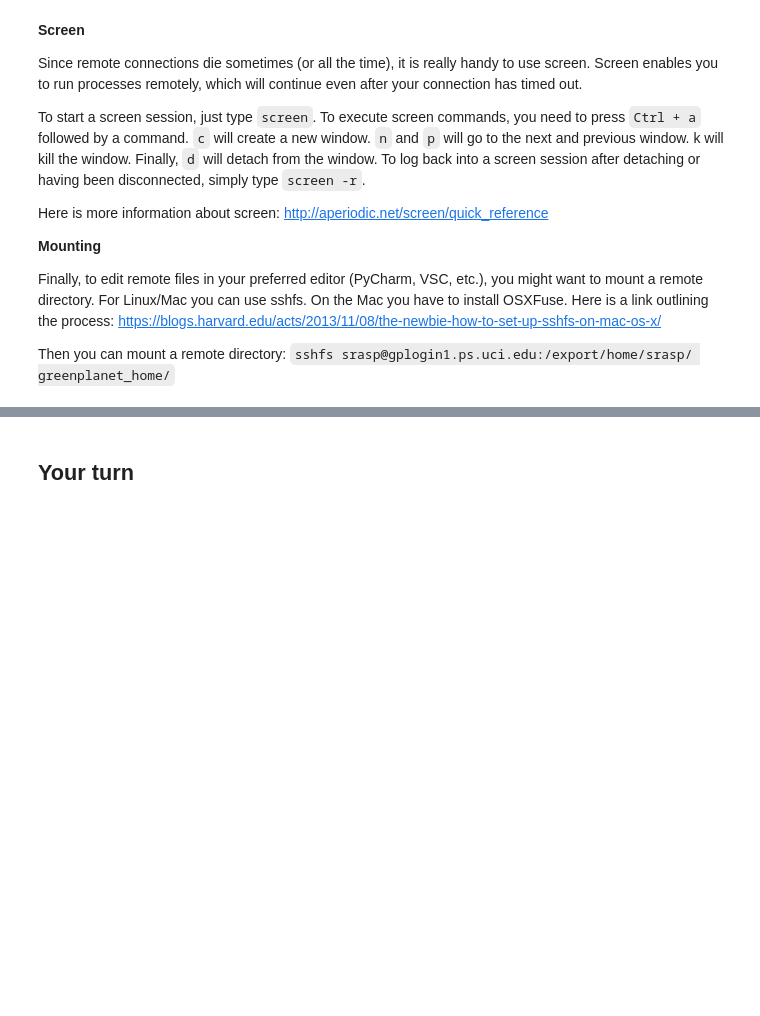
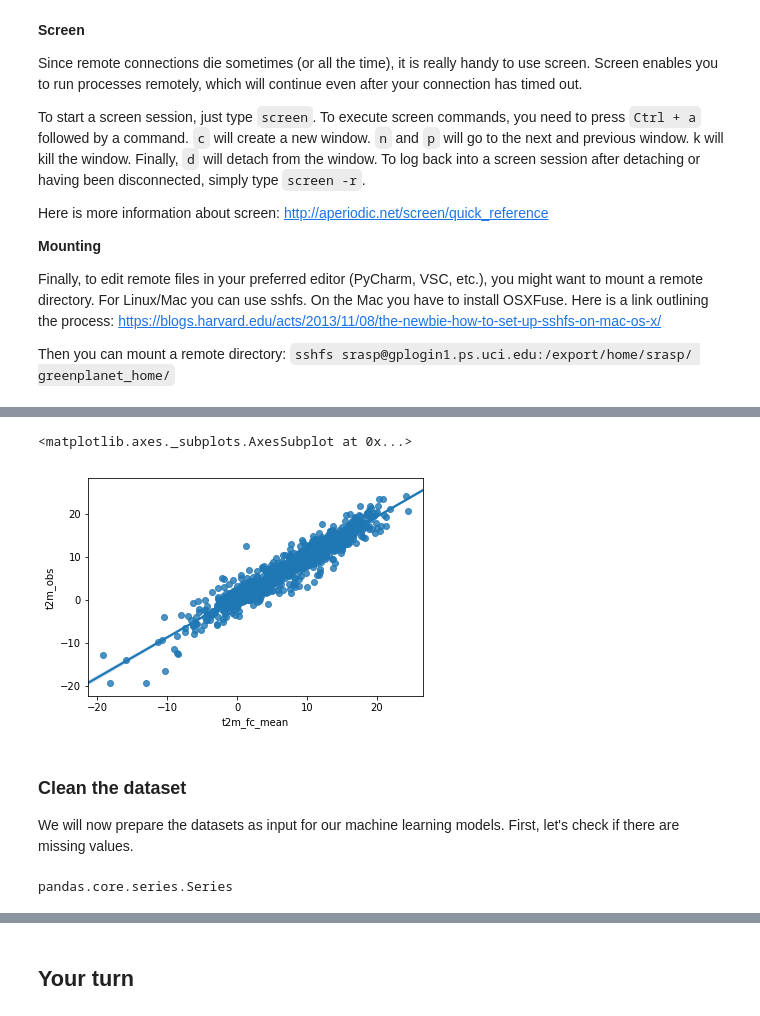
Before and after one commit to waves2weather/W2W-ML-Workshop, a Jupyter notebook: nb1_jupyter-pandas.ipynb, the cells around one changed output, grey strips where cells are left out. Saved outputs shown, nothing was run; the diff lists cells and outputs as text; code cells hidden in the pictures; blank space fills up the shorter version.

```diff
--- a/nb1_jupyter-pandas.ipynb
+++ b/nb1_jupyter-pandas.ipynb
@@ -134,0 +232,14 @@ Then you can mount a remote directory: `sshfs srasp@gplogin1.ps.uci.edu:/export/
+# %%
+# Plot every 1000th datapoint with a linear regression
+sns.regplot(x='t2m_fc_mean', y='t2m_obs', data=df_train[::1000])
+# %% [output]
+<matplotlib.axes._subplots.AxesSubplot at 0x...>
+[figure, added]
+# %% [markdown]
+### Clean the dataset
+
+We will now prepare the datasets as input for our machine learning models. First, let's check if there are missing values.
+# %%
+type(df_train['station'])
+# %% [output]
+pandas.core.series.Series
```
Also changed, not shown: parts of 62 cells of this notebook.
